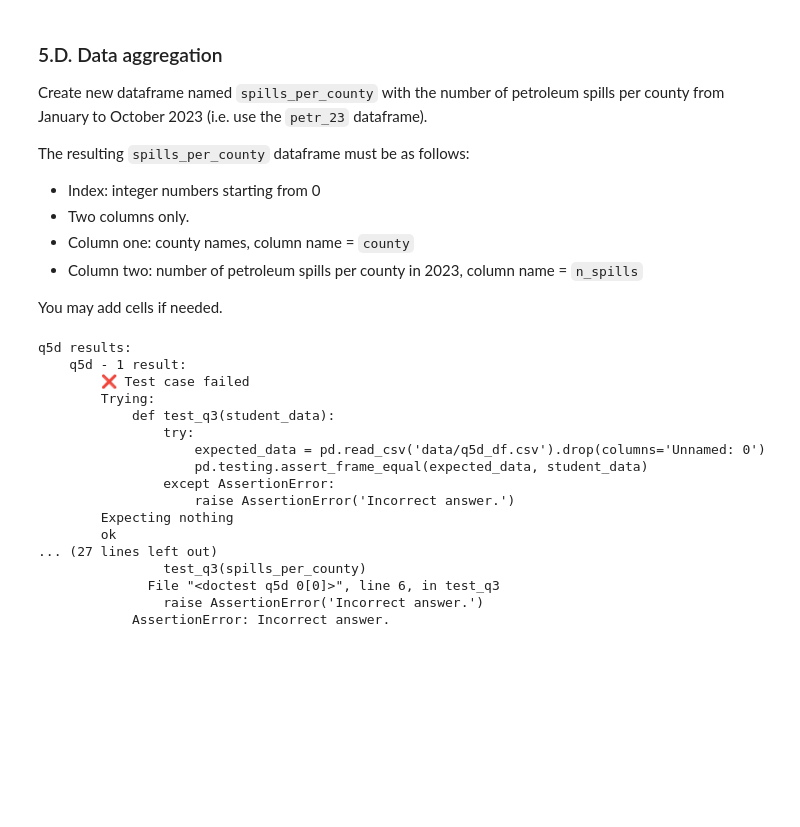
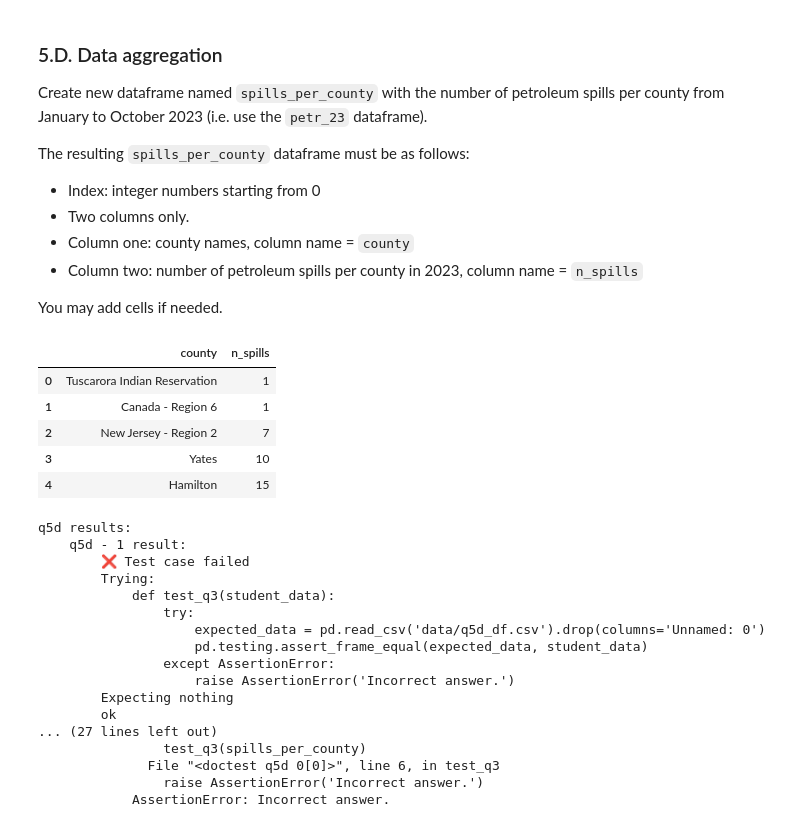
Before and after one commit to Awoo56709/eds220-hwk3, a Jupyter notebook: hwk3-task1-spills.ipynb, the cells around one changed output. Saved outputs shown, nothing was run; the diff lists cells and outputs as text; code cells hidden in the pictures; blank space fills up the shorter version.

```diff
--- a/hwk3-task1-spills.ipynb
+++ b/hwk3-task1-spills.ipynb
@@ -206,21 +206,6 @@ dtype: object
 <!-- BEGIN QUESTION -->
 
 b. Update column data types as needed *for this analysis*.
-# %%
-# Convert object type columns to int64
-
-#spills['quantity'] = spills['quantity'].str.replace(',',"").astype(float)
-
-#spills['quantity'] = pd.to_numeric(spills['quantity'])
-
-# Convert int type columns to object type
-#cols_to_convert = ['spill number','swis code','dec region']
-
-#spills[cols_to_convert] = spills[cols_to_convert].astype(str)
-
-# Convert the spill date column to datetime
-spills['spill date'] = pd.to_datetime(spills['spill date'])
-
-# Replace spaces with underscores
-
-spills.columns = spills.columns.str.replace(" ", "_")
+# %%
+#Convert the spill date column to datetime
+spills['spill_date'] = pd.to_datetime(spills['spill_date'])
@@ -232,3 +238,6 @@ spills.columns = spills.columns.str.replace(" ", "_")
 ### 5.C. Data selection
 
 a. Select data about petroleum spills that took place between January 1st 2023, and October 31st (including both dates), 2023. Store it in a variable named `petr_23`. The data selection should occur in a single line. You may add cells as needed.
+# %%
+#Remove column white space and lowercase
+spills['material_family'] = spills['material_family'].str.strip().str.lower()
@@ -260,5 +296,7 @@ This print message is to verify that petr_23 only has data for the year [2023]
 
 c. Write tests using `assert` to verify that `petr_23` only has data for petroleum spills.
 # %%
-#assert petr_23['material_family'] == "petroleum", f"The fuel must be only {'material_family'}"
+#
+petr_23['material_family'] = petr_23['material_family'].str.lower()
+assert (petr_23['material_family'] == "petroleum").all(), f"The fuel must be only be petroleum"
 # %% [output]
@@ -279,19 +322,20 @@ The resulting `spills_per_county` dataframe must be as follows:
 
 You may add cells if needed.
 # %%
-#spills_per_county = petr_23.groupby('county').size().reset_index(name = 'spill_count')
+spills_per_county = petr_23.groupby('county').size().reset_index(name = 'n_spills')
 
-#spills_per_county = spills_per_county.sort_values(by = 'spill_count', ascending = False)
+spills_per_county = spills_per_county.sort_values(by = 'n_spills')
 
-#spills_per_county = spills_per_county.reset_index(drop=True)
+spills_per_county = spills_per_county.reset_index(drop=True)
 
-#spills_per_county.head()
-
-spills_per_county = (
-    petr_23.groupby('county')
-    .size()
-    .reset_index(name = 'n_spills')
-)
+spills_per_county.head()
+# %% [output]
+|  | county | n_spills |
+| 0 | Tuscarora Indian Reservation | 1 |
+| 1 | Canada - Region 6 | 1 |
+| 2 | New Jersey - Region 2 | 7 |
+| 3 | Yates | 10 |
+| 4 | Hamilton | 15 |
 # %%
 grader.check("q5d")
 # %% [output]
```
Also changed, not shown: parts of 30 cells of this notebook.
